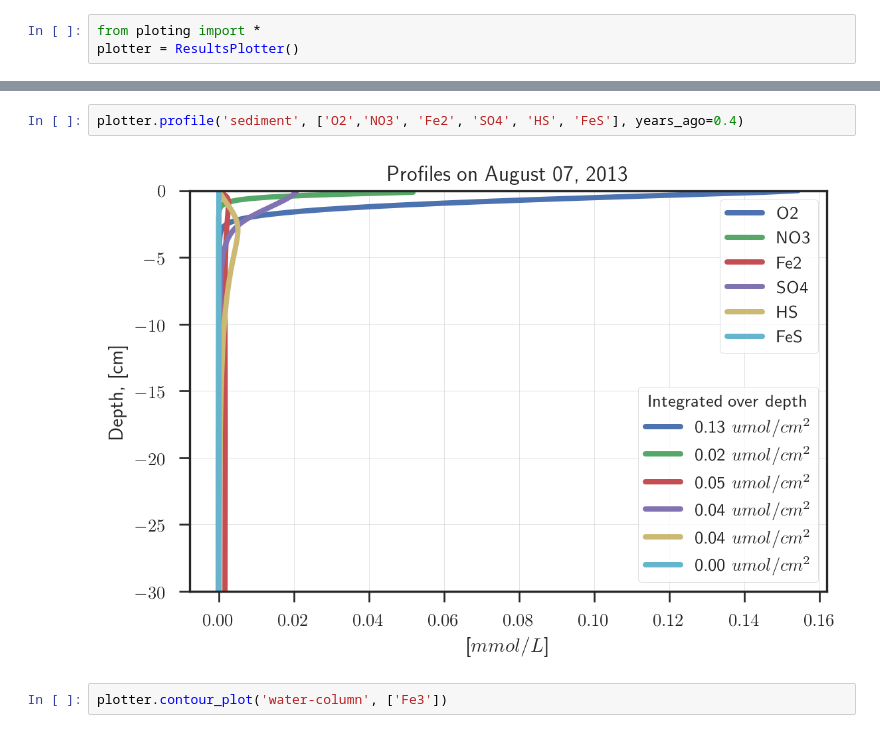
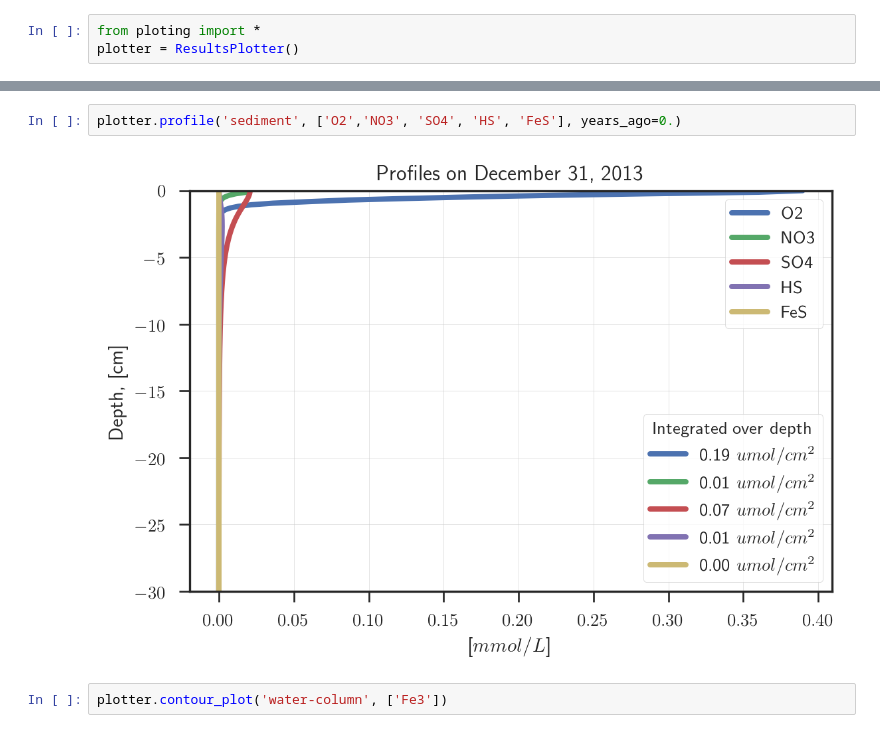
Before and after one commit to biogeochemistry/MyLake_v2_Vansjo, a Jupyter notebook: Postproc_code/plots.ipynb, the cells around one changed output, grey strips where cells are left out. Drawn from its saved outputs; the diff is of its cells as text.

```diff
--- a/Postproc_code/plots.ipynb
+++ b/Postproc_code/plots.ipynb
@@ -56,7 +56,7 @@ plotter.contour_plot('sediment', ['O2'],  cmap=cmocean.cm.oxy)
 # %%
-plotter.profile('sediment', ['O2','NO3', 'Fe2', 'SO4', 'HS', 'FeS'], years_ago=0.4)
+plotter.profile('sediment', ['O2','NO3', 'SO4', 'HS', 'FeS'], years_ago=0.)
 # %% [output]
-[figure, old version]
+[figure, new version]
 # %%
 plotter.contour_plot('water-column', ['Fe3'])
 # %% [output]
```
Also changed, not shown: parts of 44 cells of this notebook, 7 other files.
